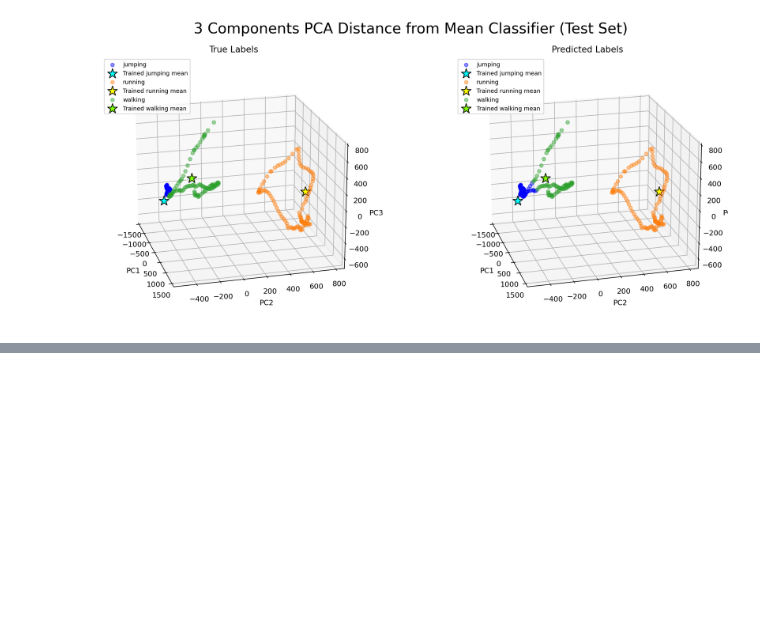
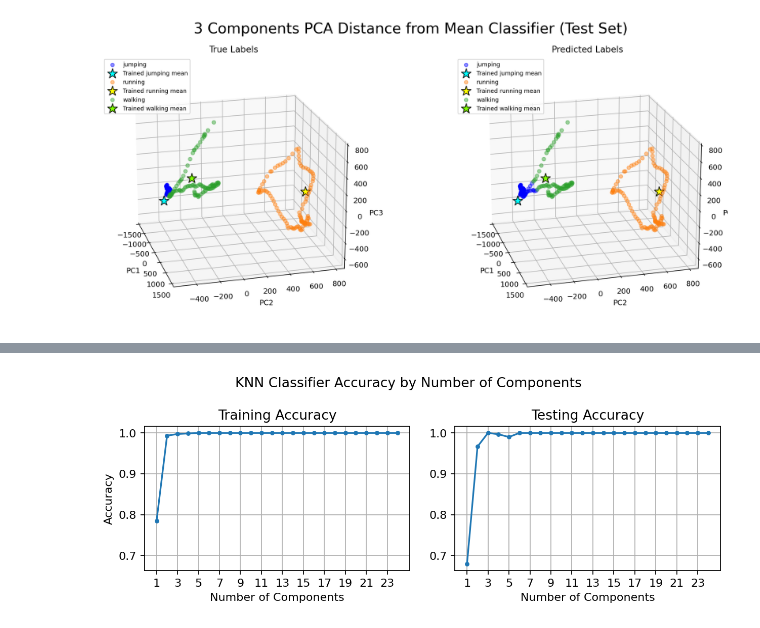
Before and after one commit to hunter-lybbert/uw-central, a Jupyter notebook: data_analysis/hw_02/robot_motion_analysis.ipynb, the cells around one changed output, grey strips where cells are left out. Cells and saved outputs as stored; diff of their text form; code cells hidden in the pictures; blank space fills up the shorter version.

```diff
--- a/data_analysis/hw_02/robot_motion_analysis.ipynb
+++ b/data_analysis/hw_02/robot_motion_analysis.ipynb
@@ -505,0 +622,58 @@ for k, predicted_label in enumerate(predicted_labels):
+# %%
+train_scores = []
+predicted_labels = []
+
+num_to_plot = 25
+
+for k in range(1,num_to_plot):
+    pca_model = PCA(n_components=k)
+    train_movement_data_transformed = pca_model.fit_transform(train_movement_data)
+
+    clasif_model = KNeighborsClassifier()
+    clasif_model.fit(train_movement_data_transformed, train_labels)
+    train_scores.append(clasif_model.score(train_movement_data_transformed, train_labels))
+    predicted_labels.append(clasif_model.predict(train_movement_data_transformed))
+
+test_movement_data, test_labels = load_movement_data(train=False)
+
+test_scores = []
+test_predicted_labels = []
+
+for k in range(1,num_to_plot):
+    pca_model = PCA(n_components=k)
+    train_movement_data_transformed = pca_model.fit_transform(train_movement_data)
+
+    clasif_model = KNeighborsClassifier()
+    clasif_model.fit(train_movement_data_transformed, train_labels)
+
+    # transform the test data with the trained PCA model
+    test_movement_data_transformed = pca_model.transform(test_movement_data)
+
+    test_scores.append(clasif_model.score(test_movement_data_transformed, test_labels))
+    test_predicted_labels.append(clasif_model.predict(test_movement_data_transformed))
+
+
+fig = plt.figure(figsize=(8, 3), dpi=160)
+
+ax0 = fig.add_subplot(121)
+ax0.plot(np.arange(1,num_to_plot), np.array(train_scores), 'o-', markersize=3)
+ax0.set_xticks(np.arange(1,num_to_plot, num_to_plot//10))
+ax0.set_title("Training Accuracy")
+ax0.set_xlabel("Number of Components")
+ax0.set_ylabel("Accuracy")
+# ax0.set_ylim(0, 1)
+ax0.grid()
+
+ax1 = fig.add_subplot(122, sharey=ax0)
+ax1.plot(np.arange(1,num_to_plot), np.array(test_scores), 'o-', markersize=3)
+ax1.set_xticks(np.arange(1,num_to_plot, num_to_plot//10))
+ax1.set_title("Testing Accuracy")
+ax1.set_xlabel("Number of Components")
+ax1.grid()
+
+plt.suptitle("KNN Classifier Accuracy by Number of Components")
+plt.tight_layout()
+plt.savefig("visualizations/train_and_test_accuracy_by_num_components_knn.png")
+plt.show()
+# %% [output]
+[figure, added]
```
Also changed, not shown: parts of 9 cells of this notebook, 9 other files.
